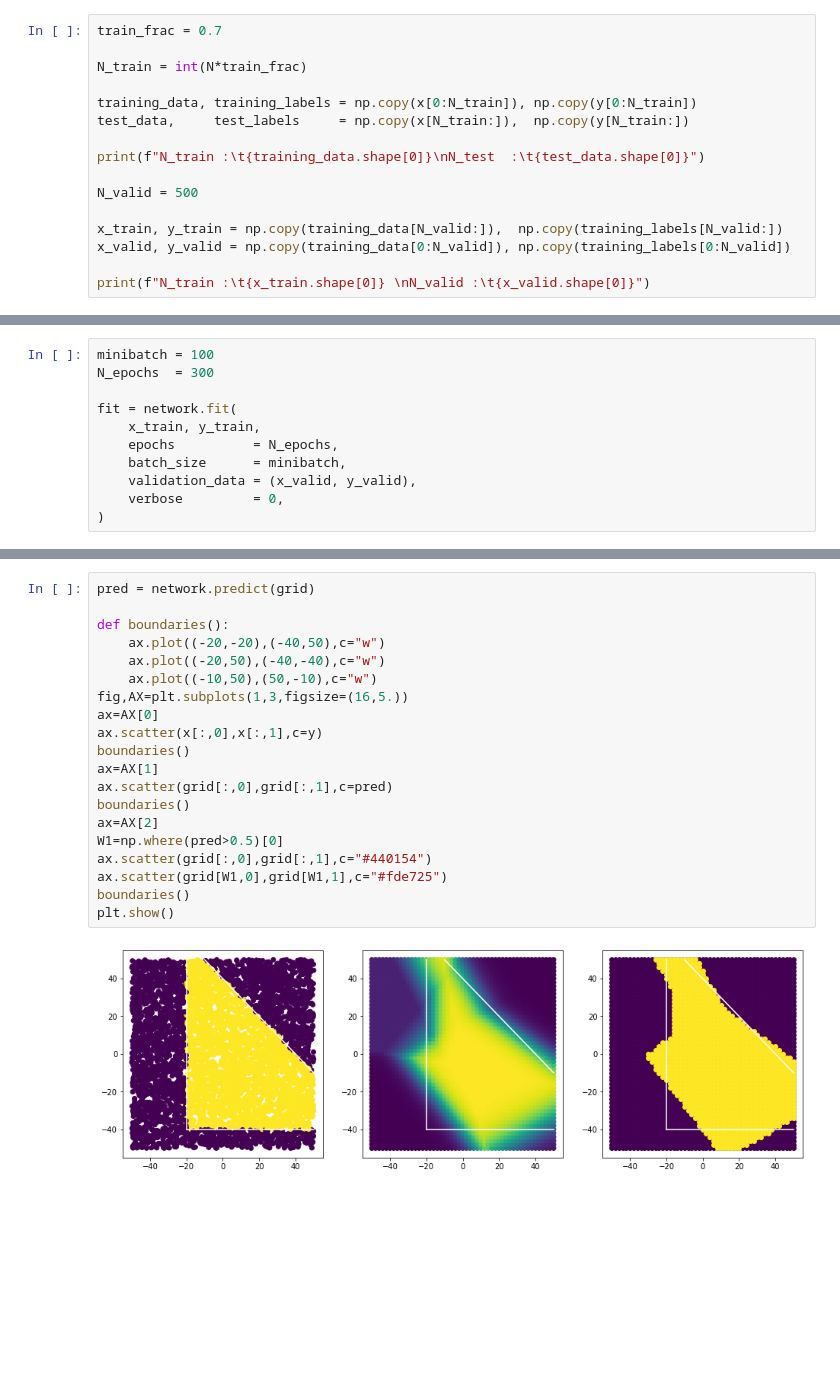
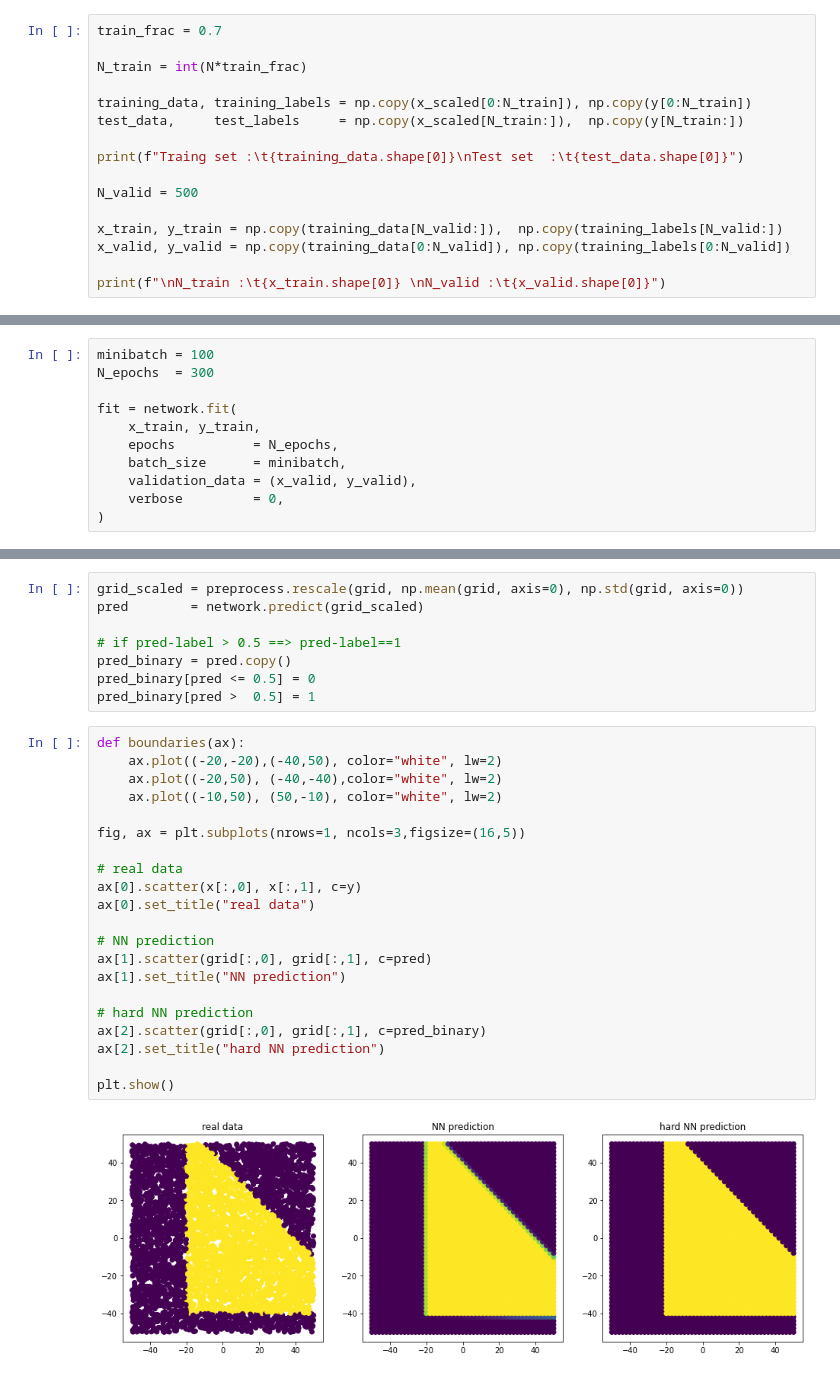
Before and after one commit to niklai99/LCP-modB, a Jupyter notebook: 02-DNN/02-DNN.ipynb, the cells around one changed output, grey strips where cells are left out. Saved outputs shown, nothing was run; the diff lists cells and outputs as text; blank space fills up the shorter version.

```diff
--- a/02-DNN/02-DNN.ipynb
+++ b/02-DNN/02-DNN.ipynb
@@ -40,15 +57,15 @@ train_frac = 0.7
 
 N_train = int(N*train_frac)
 
-training_data, training_labels = np.copy(x[0:N_train]), np.copy(y[0:N_train])
-test_data,     test_labels     = np.copy(x[N_train:]),  np.copy(y[N_train:])
+training_data, training_labels = np.copy(x_scaled[0:N_train]), np.copy(y[0:N_train])
+test_data,     test_labels     = np.copy(x_scaled[N_train:]),  np.copy(y[N_train:])
 
-print(f"N_train :\t{training_data.shape[0]}\nN_test  :\t{test_data.shape[0]}")
+print(f"Traing set :\t{training_data.shape[0]}\nTest set  :\t{test_data.shape[0]}")
 
 N_valid = 500
 
 x_train, y_train = np.copy(training_data[N_valid:]),  np.copy(training_labels[N_valid:])
 x_valid, y_valid = np.copy(training_data[0:N_valid]), np.copy(training_labels[0:N_valid])
 
-print(f"N_train :\t{x_train.shape[0]} \nN_valid :\t{x_valid.shape[0]}")
+print(f"\nN_train :\t{x_train.shape[0]} \nN_valid :\t{x_valid.shape[0]}")
 # %% [output]
@@ -160,22 +182,31 @@ for i in range(LG):
+# %%
+grid_scaled = preprocess.rescale(grid, np.mean(grid, axis=0), np.std(grid, axis=0))
+pred        = network.predict(grid_scaled)
+
+# if pred-label > 0.5 ==> pred-label==1
+pred_binary = pred.copy()
+pred_binary[pred <= 0.5] = 0
+pred_binary[pred >  0.5] = 1
 # %%
-pred = network.predict(grid)
+def boundaries(ax):
+    ax.plot((-20,-20),(-40,50), color="white", lw=2)
+    ax.plot((-20,50), (-40,-40),color="white", lw=2)
+    ax.plot((-10,50), (50,-10), color="white", lw=2)
 
-def boundaries():
-    ax.plot((-20,-20),(-40,50),c="w")
-    ax.plot((-20,50),(-40,-40),c="w")
-    ax.plot((-10,50),(50,-10),c="w")
-fig,AX=plt.subplots(1,3,figsize=(16,5.))
-ax=AX[0]
-ax.scatter(x[:,0],x[:,1],c=y)
-boundaries()
-ax=AX[1]
-ax.scatter(grid[:,0],grid[:,1],c=pred)
-boundaries()
-ax=AX[2]
-W1=np.where(pred>0.5)[0]
-ax.scatter(grid[:,0],grid[:,1],c="#440154")
-ax.scatter(grid[W1,0],grid[W1,1],c="#fde725")
-boundaries()
+fig, ax = plt.subplots(nrows=1, ncols=3,figsize=(16,5))
+
+# real data
+ax[0].scatter(x[:,0], x[:,1], c=y)
+ax[0].set_title("real data")
+
+# NN prediction
+ax[1].scatter(grid[:,0], grid[:,1], c=pred)
+ax[1].set_title("NN prediction")
+
+# hard NN prediction
+ax[2].scatter(grid[:,0], grid[:,1], c=pred_binary)
+ax[2].set_title("hard NN prediction")
+
 plt.show()
 # %% [output]
-[figure, old version]
+[figure, new version]
```
Also changed, not shown: parts of 12 cells of this notebook, 9 other files.
